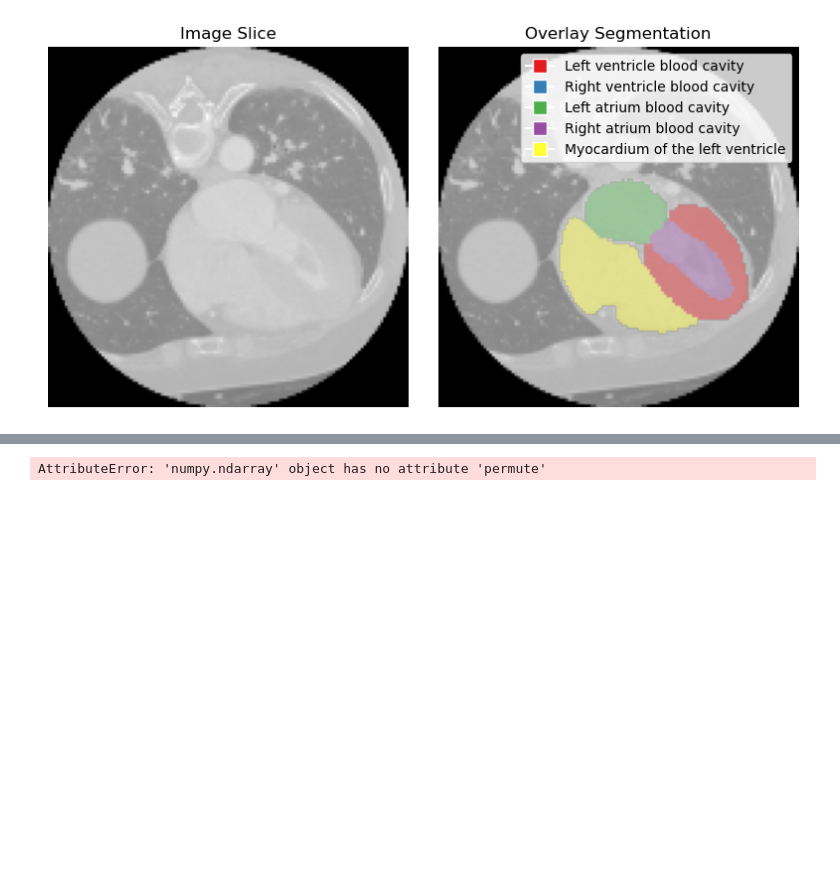
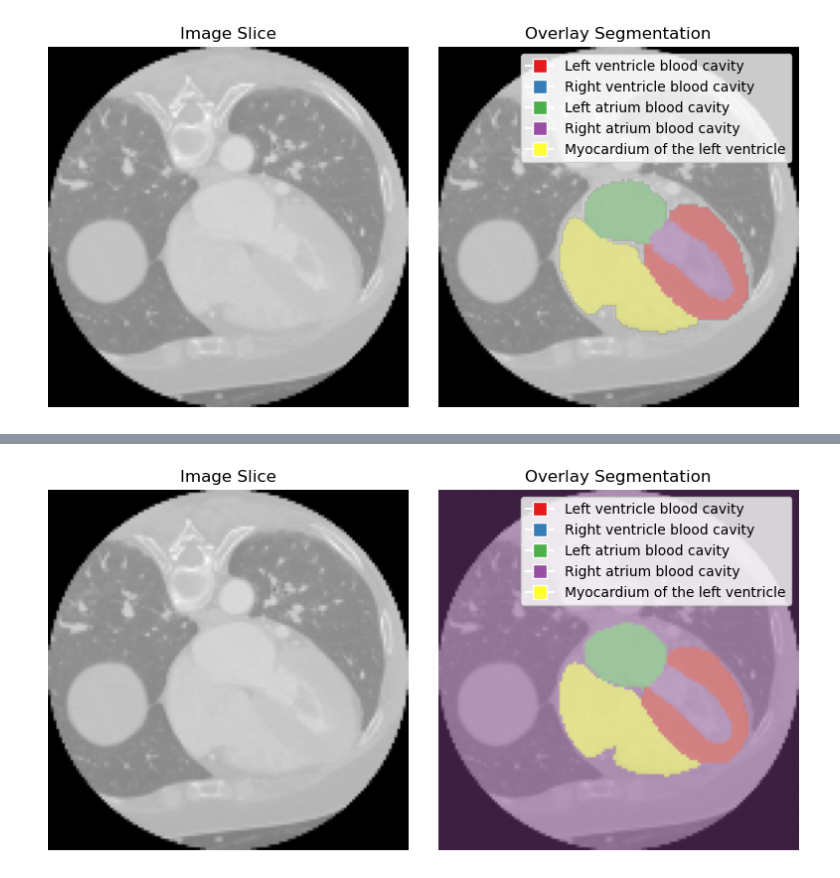
Before and after one commit to parmigggiana/xai, a Jupyter notebook: test_visualization.ipynb, the cells around one changed output, grey strips where cells are left out. Drawn from its saved outputs; the diff is of its cells as text; code cells hidden in the pictures; blank space fills up the shorter version.

```diff
--- a/test_visualization.ipynb
+++ b/test_visualization.ipynb
@@ -128,9 +126,7 @@ def test_inference_and_visualization(dataset, batch):
     print(f"Using device: {device}")
 
     # Get model with semantic head
-    model = dataset.get_hybrid_model(
-        encoder_type=ENCODER_TYPE, use_semantic_head=USE_SEMANTIC_HEAD
-    )
+    model = dataset.get_model(encoder_type=ENCODER_TYPE)
 
     # Restore the checkpoint
     checkpoint_path = Path("checkpoints", f"{DATASET_NAME}_{DOMAIN}_3d_finetuned.pth")
@@ -214,41 +210,38 @@ from monai.networks.blocks.dynunet_block import UnetOutBlock
 # Run inference on the SAME sample
 print("\n🔮 Testing dataset.visualize_sample_slice method with PREDICTIONS...")
 with torch.serialization.safe_globals(
-            [
-                SwinUNETR,
-                SwinTransformer,
-                PatchEmbed,
-                Conv3d,
-                Dropout,
-                ModuleList,
-                BasicLayer,
-                SwinTransformerBlock,
-                LayerNorm,
-                WindowAttention,
-                Linear,
-                Softmax,
-                Identity,
-                MLPBlock,
-                GELU,
-                PatchMerging,
-                UnetrBasicBlock,
-                UnetResBlock,
-                Convolution,
-                LeakyReLU,
-                InstanceNorm3d,
-                UnetrUpBlock,
-                ConvTranspose3d,
-                UnetOutBlock,
-            ]
-        ):
+    [
+        SwinUNETR,
+        SwinTransformer,
+        PatchEmbed,
+        Conv3d,
+        Dropout,
+        ModuleList,
+        BasicLayer,
+        SwinTransformerBlock,
+        LayerNorm,
+        WindowAttention,
+        Linear,
+        Softmax,
+        Identity,
+        MLPBlock,
+        GELU,
+        PatchMerging,
+        UnetrBasicBlock,
+        UnetResBlock,
+        Convolution,
+        LeakyReLU,
+        InstanceNorm3d,
+        UnetrUpBlock,
+        ConvTranspose3d,
+        UnetOutBlock,
+    ]
+):
     # Get predictions using the same batch
     preds = test_inference_and_visualization(dataset, batch)
 
 # Prepare prediction sample for visualization
-pred_sample = {
-    "image": sample["image"],
-    "label": None  # Will be filled below
-}
+pred_sample = {"image": sample["image"], "label": None}  # Will be filled below
 
 # Apply dataset-specific label mapping for predictions
 if DATASET_NAME == "CHAOS":
@@ -285 +279 @@ Prediction unique values: tensor([0, 1, 2, 3, 4])
-AttributeError: 'numpy.ndarray' object has no attribute 'permute'
+[figure, added]
```
Also changed, not shown: parts of 2 cells of this notebook, 9 other files.
